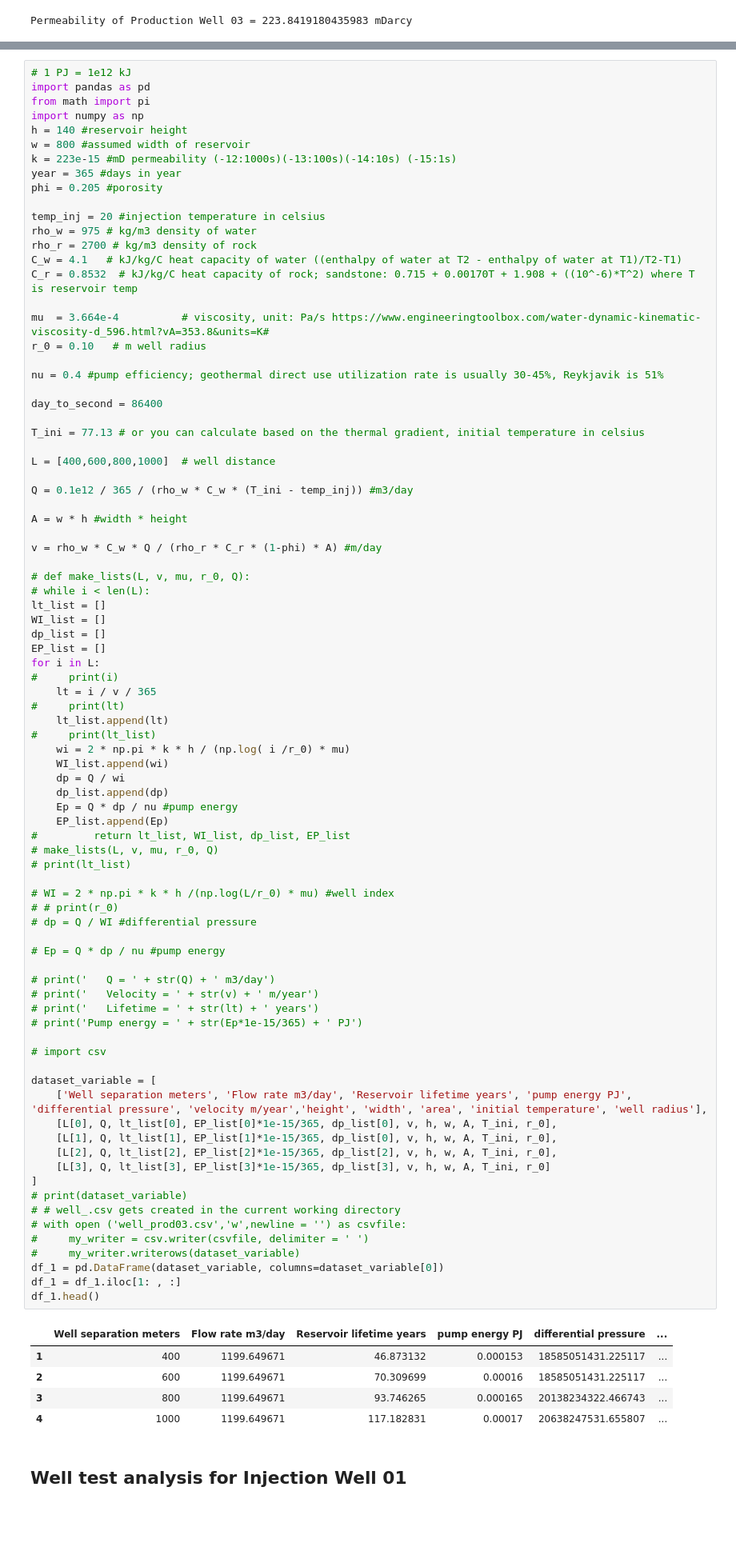
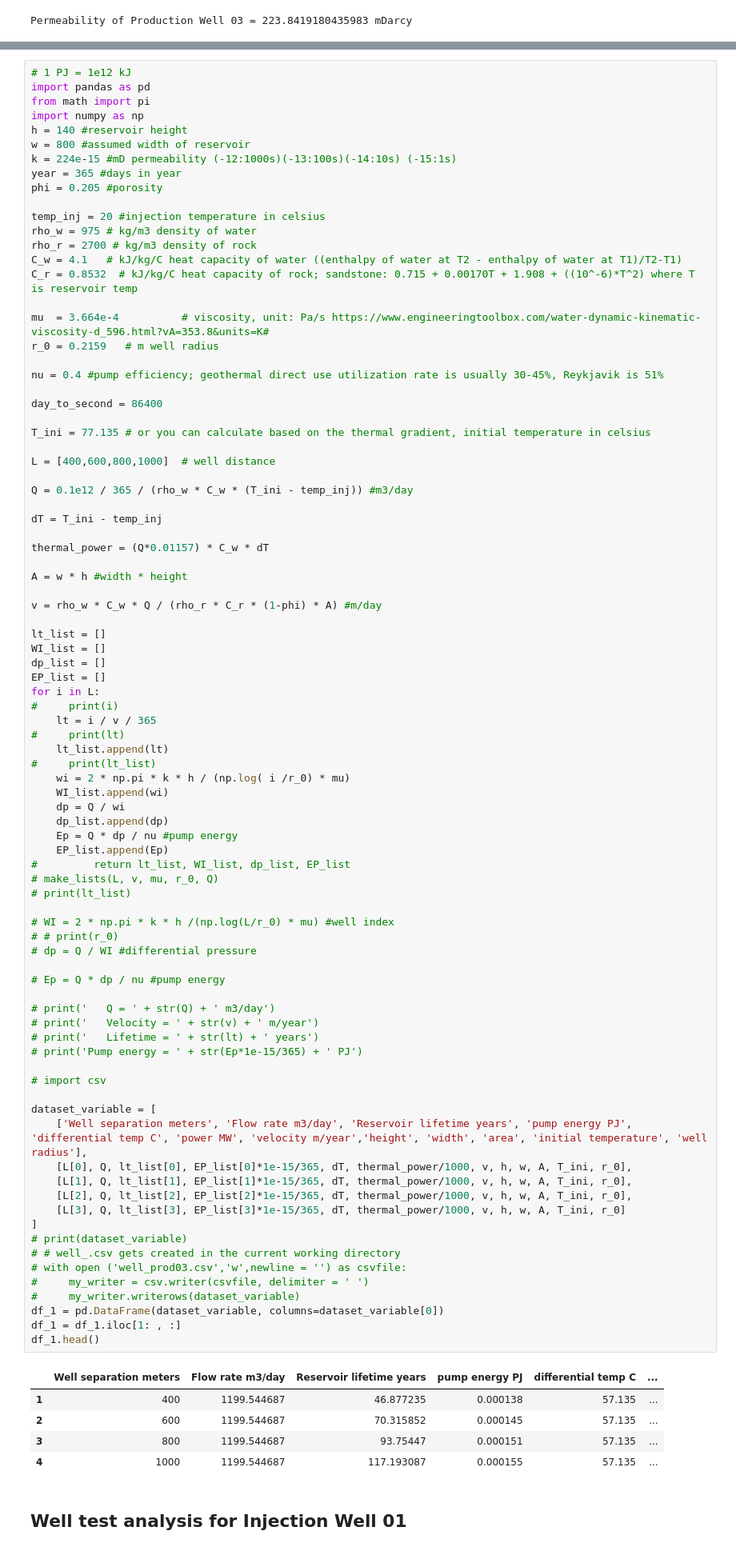
Before and after one commit to NicholasFry/Other, a Jupyter notebook: geothermal_hack_stuff/Exploration.ipynb, the cells around one changed output, grey strips where cells are left out. Shown at 80% size. Cells and saved outputs as stored; diff of their text form; blank space fills up the shorter version.

```diff
--- a/geothermal_hack_stuff/Exploration.ipynb
+++ b/geothermal_hack_stuff/Exploration.ipynb
@@ -485,7 +485,7 @@ from math import pi
 import numpy as np
 h = 140 #reservoir height
 w = 800 #assumed width of reservoir
-k = 223e-15 #mD permeability (-12:1000s)(-13:100s)(-14:10s) (-15:1s)
+k = 224e-15 #mD permeability (-12:1000s)(-13:100s)(-14:10s) (-15:1s)
 year = 365 #days in year
 phi = 0.205 #porosity
 
@@ -496,24 +496,26 @@ C_w = 4.1   # kJ/kg/C heat capacity of water ((enthalpy of water at T2 - enthalp
 C_r = 0.8532  # kJ/kg/C heat capacity of rock; sandstone: 0.715 + 0.00170T + 1.908 + ((10^-6)*T^2) where T is reservoir temp
 
 mu  = 3.664e-4          # viscosity, unit: Pa/s https://www.engineeringtoolbox.com/water-dynamic-kinematic-viscosity-d_596.html?vA=353.8&units=K#
-r_0 = 0.10   # m well radius
+r_0 = 0.2159   # m well radius
 
 nu = 0.4 #pump efficiency; geothermal direct use utilization rate is usually 30-45%, Reykjavik is 51%
 
 day_to_second = 86400
 
-T_ini = 77.13 # or you can calculate based on the thermal gradient, initial temperature in celsius
+T_ini = 77.135 # or you can calculate based on the thermal gradient, initial temperature in celsius
 
 L = [400,600,800,1000]  # well distance
 
 Q = 0.1e12 / 365 / (rho_w * C_w * (T_ini - temp_inj)) #m3/day
 
+dT = T_ini - temp_inj
+
+thermal_power = (Q*0.01157) * C_w * dT
+
 A = w * h #width * height
 
 v = rho_w * C_w * Q / (rho_r * C_r * (1-phi) * A) #m/day
 
-# def make_lists(L, v, mu, r_0, Q):
-# while i < len(L):
 lt_list = []
 WI_list = []
 dp_list = []
@@ -531,43 +533,43 @@ for i in L:
     Ep = Q * dp / nu #pump energy
     EP_list.append(Ep)
 #         return lt_list, WI_list, dp_list, EP_list
 # make_lists(L, v, mu, r_0, Q)
 # print(lt_list)
 
 # WI = 2 * np.pi * k * h /(np.log(L/r_0) * mu) #well index
 # # print(r_0)
 # dp = Q / WI #differential pressure
 
 # Ep = Q * dp / nu #pump energy
 
 # print('   Q = ' + str(Q) + ' m3/day')
 # print('   Velocity = ' + str(v) + ' m/year')
 # print('   Lifetime = ' + str(lt) + ' years')
 # print('Pump energy = ' + str(Ep*1e-15/365) + ' PJ')
 
 # import csv
 
 dataset_variable = [
-    ['Well separation meters', 'Flow rate m3/day', 'Reservoir lifetime years', 'pump energy PJ', 'differential pressure', 'velocity m/year','height', 'width', 'area', 'initial temperature', 'well radius'],
-    [L[0], Q, lt_list[0], EP_list[0]*1e-15/365, dp_list[0], v, h, w, A, T_ini, r_0],
-    [L[1], Q, lt_list[1], EP_list[1]*1e-15/365, dp_list[0], v, h, w, A, T_ini, r_0],
-    [L[2], Q, lt_list[2], EP_list[2]*1e-15/365, dp_list[2], v, h, w, A, T_ini, r_0],
-    [L[3], Q, lt_list[3], EP_list[3]*1e-15/365, dp_list[3], v, h, w, A, T_ini, r_0]
+    ['Well separation meters', 'Flow rate m3/day', 'Reservoir lifetime years', 'pump energy PJ', 'differential temp C', 'power MW', 'velocity m/year','height', 'width', 'area', 'initial temperature', 'well radius'],
+    [L[0], Q, lt_list[0], EP_list[0]*1e-15/365, dT, thermal_power/1000, v, h, w, A, T_ini, r_0],
+    [L[1], Q, lt_list[1], EP_list[1]*1e-15/365, dT, thermal_power/1000, v, h, w, A, T_ini, r_0],
+    [L[2], Q, lt_list[2], EP_list[2]*1e-15/365, dT, thermal_power/1000, v, h, w, A, T_ini, r_0],
+    [L[3], Q, lt_list[3], EP_list[3]*1e-15/365, dT, thermal_power/1000, v, h, w, A, T_ini, r_0]
 ]
 # print(dataset_variable)
 # # well_.csv gets created in the current working directory
 # with open ('well_prod03.csv','w',newline = '') as csvfile:
 #     my_writer = csv.writer(csvfile, delimiter = ' ')
 #     my_writer.writerows(dataset_variable)
 df_1 = pd.DataFrame(dataset_variable, columns=dataset_variable[0])
 df_1 = df_1.iloc[1: , :]
 df_1.head()
 # %% [output]
-|  | Well separation meters | Flow rate m3/day | Reservoir lifetime years | pump energy PJ | differential pressure | ... |
-| 1 | 400 | 1199.649671 | 46.873132 | 0.000153 | 18585051431.225117 | ... |
-| 2 | 600 | 1199.649671 | 70.309699 | 0.00016 | 18585051431.225117 | ... |
-| 3 | 800 | 1199.649671 | 93.746265 | 0.000165 | 20138234322.466743 | ... |
-| 4 | 1000 | 1199.649671 | 117.182831 | 0.00017 | 20638247531.655807 | ... |
+|  | Well separation meters | Flow rate m3/day | Reservoir lifetime years | pump energy PJ | differential temp C | ... |
+| 1 | 400 | 1199.544687 | 46.877235 | 0.000138 | 57.135 | ... |
+| 2 | 600 | 1199.544687 | 70.315852 | 0.000145 | 57.135 | ... |
+| 3 | 800 | 1199.544687 | 93.75447 | 0.000151 | 57.135 | ... |
+| 4 | 1000 | 1199.544687 | 117.193087 | 0.000155 | 57.135 | ... |
 # %% [markdown]
 ## Well test analysis for Injection Well 01
 # %%
```
Also changed, not shown: parts of 29 cells of this notebook.
